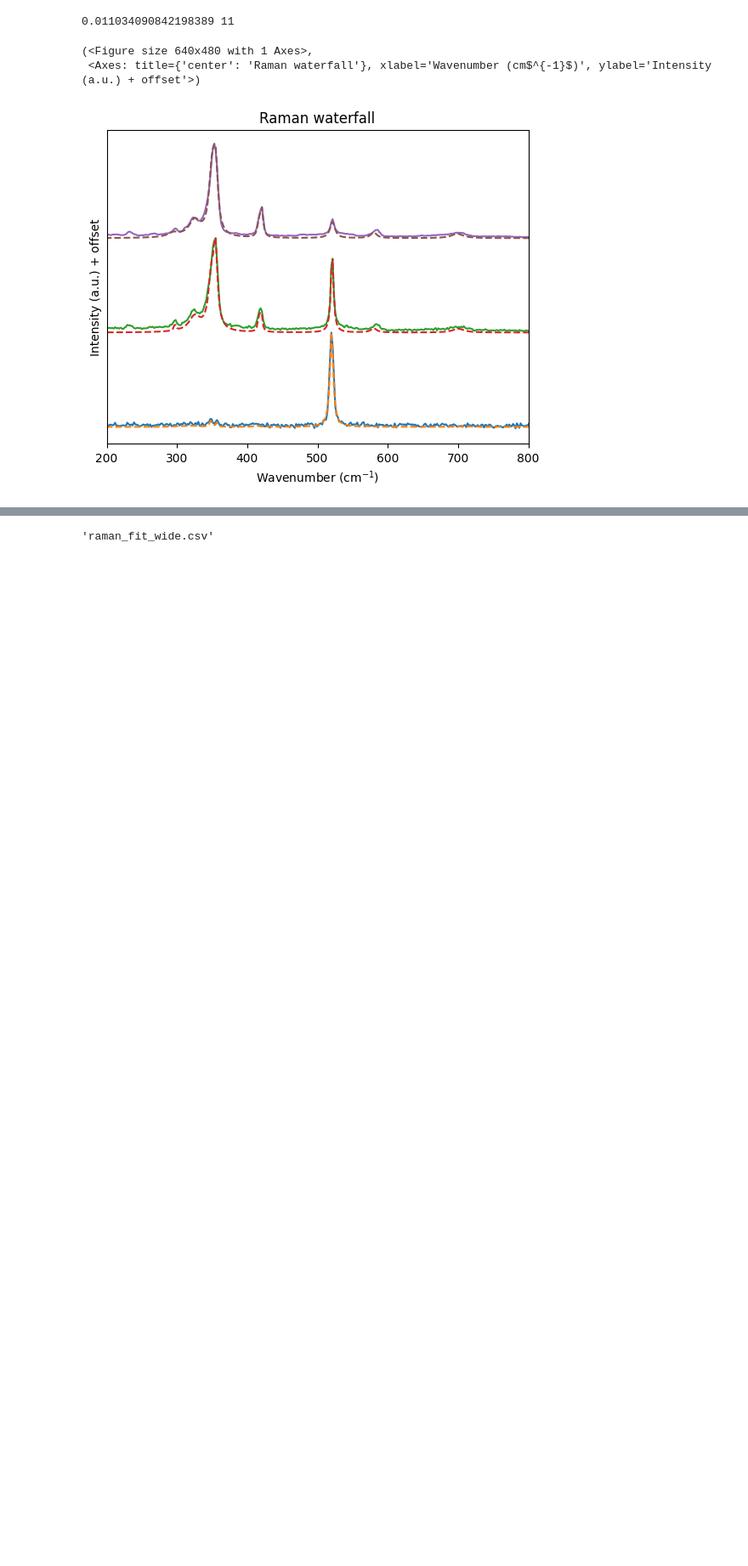
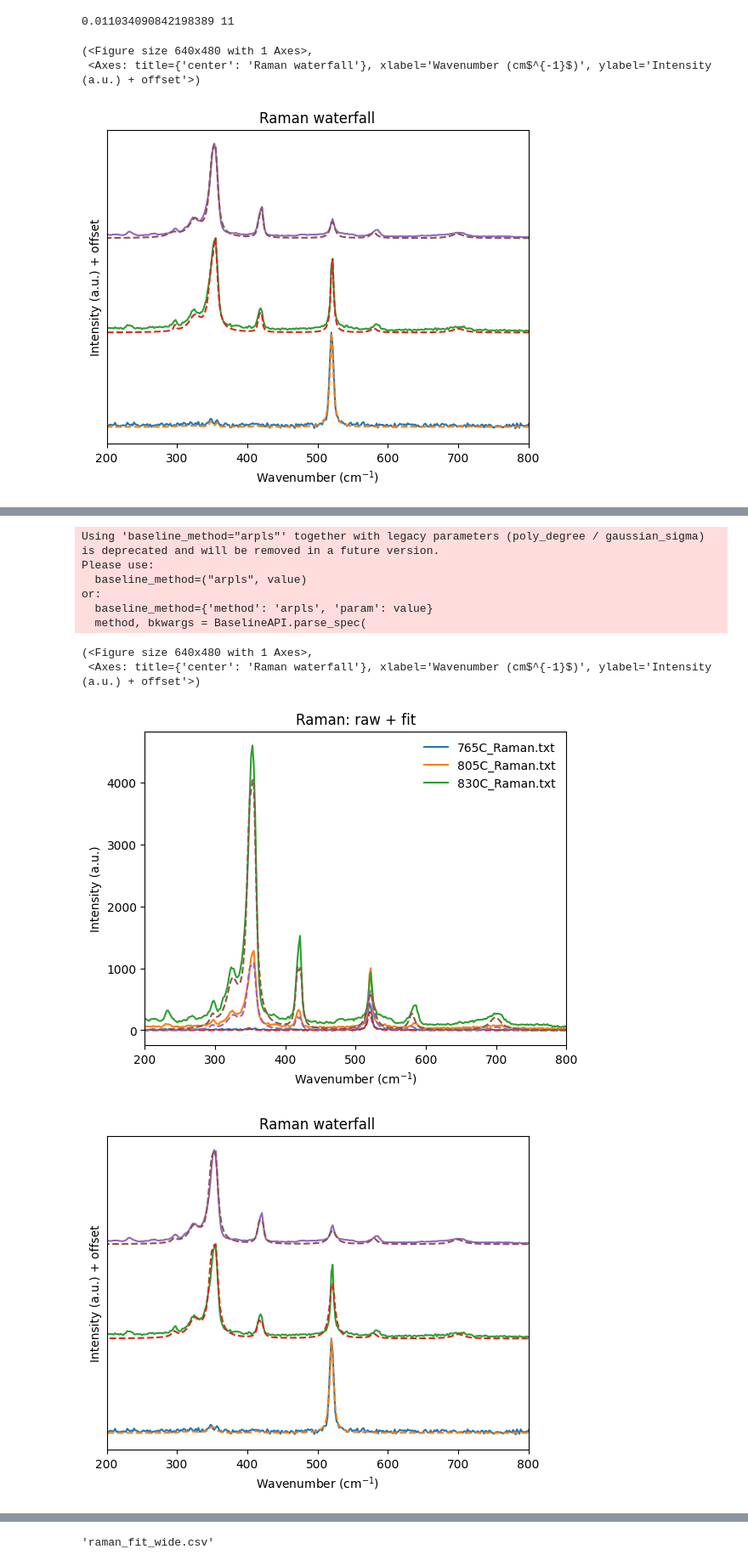
Before and after one commit to barry063/RamanPL_2D, a Jupyter notebook: example-usage/multi-plot/example.ipynb, the cells around one changed output, grey strips where cells are left out. Shown at 85% size. Saved outputs shown, nothing was run; the diff lists cells and outputs as text; code cells hidden in the pictures; blank space fills up the shorter version.

```diff
--- a/example-usage/multi-plot/example.ipynb
+++ b/example-usage/multi-plot/example.ipynb
@@ -152 +190,40 @@ b.plot_waterfall(normalise="max", raw_fit=True, offset=1.0, title="Raman waterfa
+# %%
+from ramanpl.batch import RamanBatch
+from ramanpl.preprocessing import Pipeline, CropByRange, SmoothSavGol, BaselineSubtract
+
+files = ["765C_Raman.txt", "805C_Raman.txt", "830C_Raman.txt"]
+
+pipeline = Pipeline(
+    steps=[
+        CropByRange((200, 800)),
+        SmoothSavGol(window_length=11, polyorder=3),
+        BaselineSubtract(baseline_spec="arpls", clip_nonnegative=True),
+    ],
+    name="crop_smooth_arpls",
+)
+
+b = RamanBatch(
+    files,
+    materials=["WS2"],
+    substrate="Si",
+    preprocessing=pipeline,
+    background_remove=False,
+    smoothing=False,
+    remove_peaks=['A1g(M)+LA(M)', 'A1g(M)-LA(M)', 'LA(M)'],
+)
+
+b.fit()
+b.plot_overlay(normalise="none", raw_fit=True, title="Raman: raw + fit", x_range=(200, 800))
+b.plot_waterfall(normalise="max", raw_fit=True, offset=1.0, title="Raman waterfall", x_range=(200, 800))
+# %% [output]
+Using 'baseline_method="arpls"' together with legacy parameters (poly_degree / gaussian_sigma) is deprecated and will be removed in a future version.
+Please use:
+  baseline_method=("arpls", value)
+or:
+  baseline_method={'method': 'arpls', 'param': value}
+  method, bkwargs = BaselineAPI.parse_spec(
+(<Figure size 640x480 with 1 Axes>,
+ <Axes: title={'center': 'Raman waterfall'}, xlabel='Wavenumber (cm$^{-1}$)', ylabel='Intensity (a.u.) + offset'>)
+[figure, added]
+[figure, added]
 # %% [markdown]
```
Also changed, not shown: parts of 6 cells of this notebook, 23 other files.
